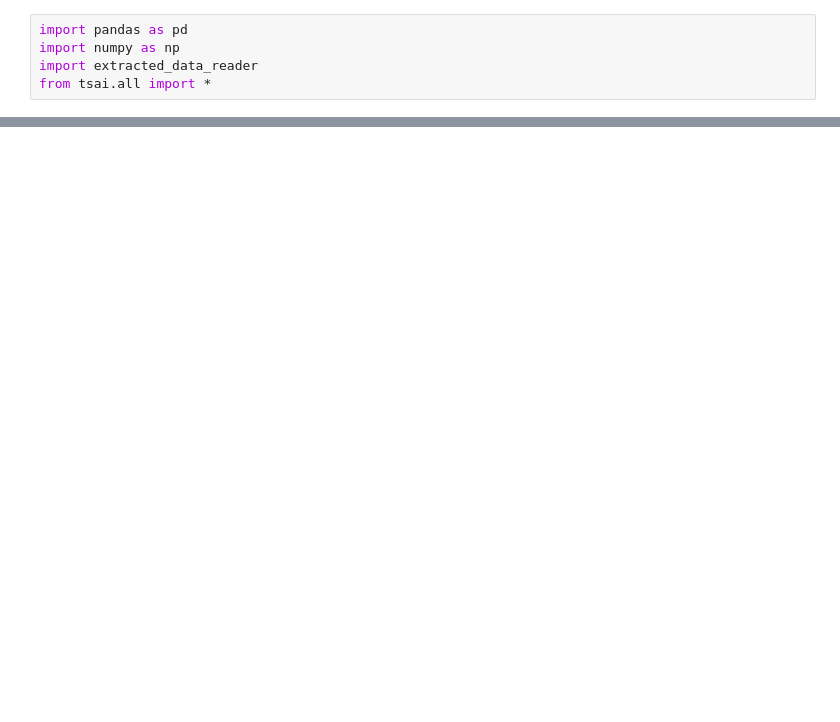
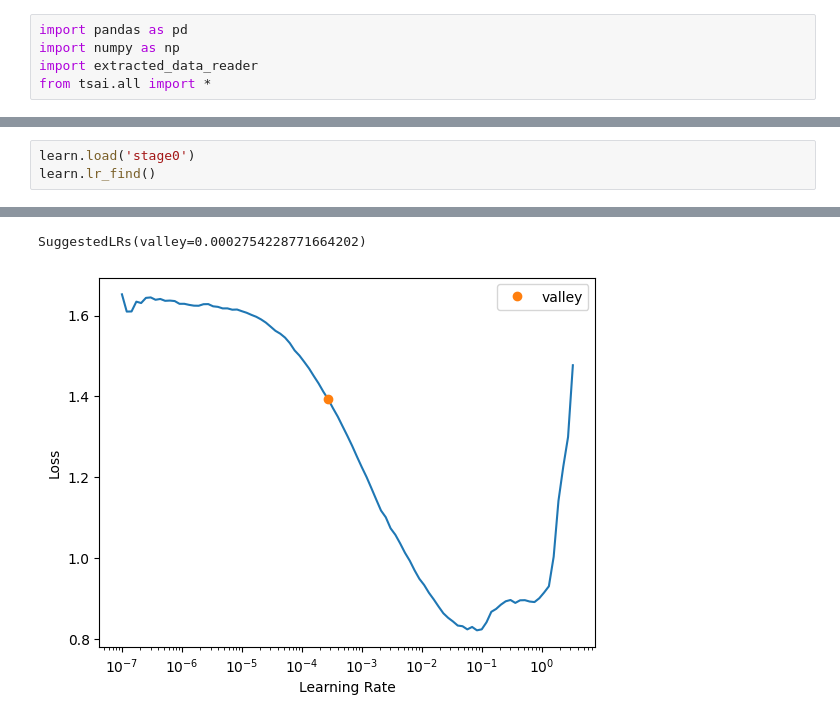
Before and after one commit to GitGabbo/IOR-Rehab-Thesis, a Jupyter notebook: models_trainer.ipynb, the cells around one changed output, grey strips where cells are left out. Saved outputs shown, nothing was run; the diff lists cells and outputs as text; blank space fills up the shorter version.

```diff
--- a/models_trainer.ipynb
+++ b/models_trainer.ipynb
@@ -31,0 +68,4 @@ array([[ 4,  4,  5,  5,  5, 23],
+# %%
+learn.load('stage0')
+learn.lr_find()
+# %% [output]
@@ -31,0 +73,2 @@ array([[ 4,  4,  5,  5,  5, 23],
+SuggestedLRs(valley=0.0002754228771664202)
+[figure, added]
```
Also changed, not shown: parts of 12 cells of this notebook, 6 other files.
